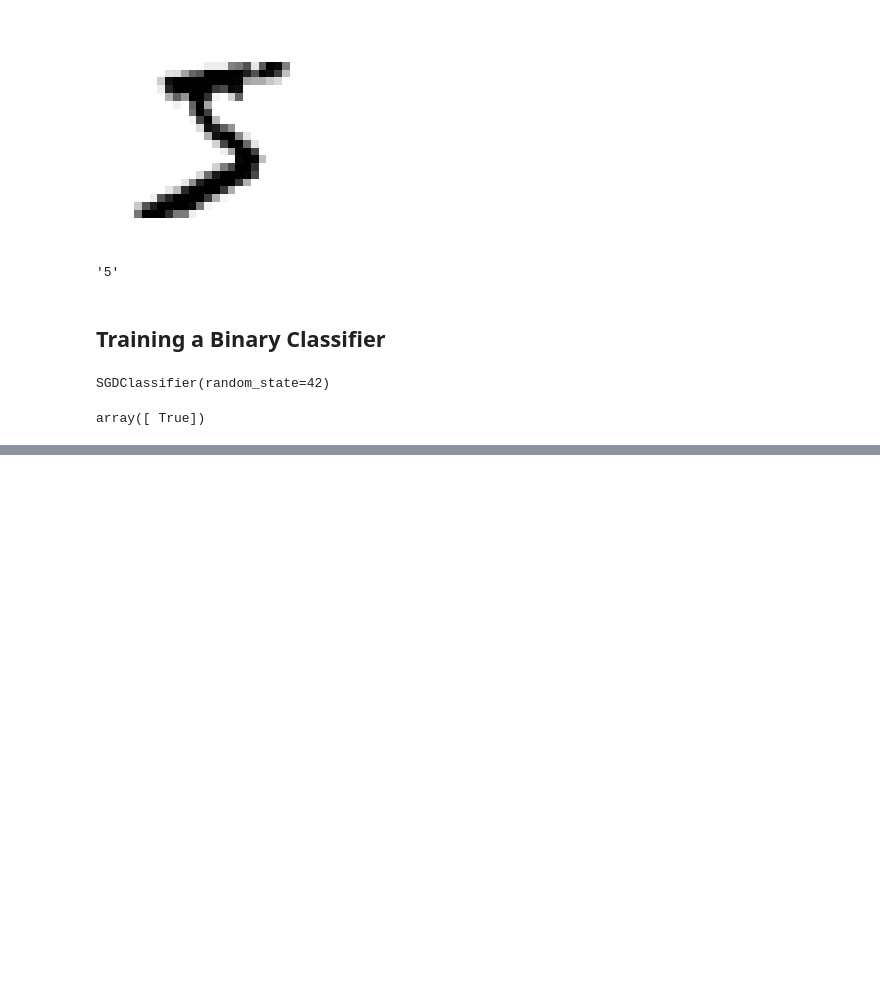
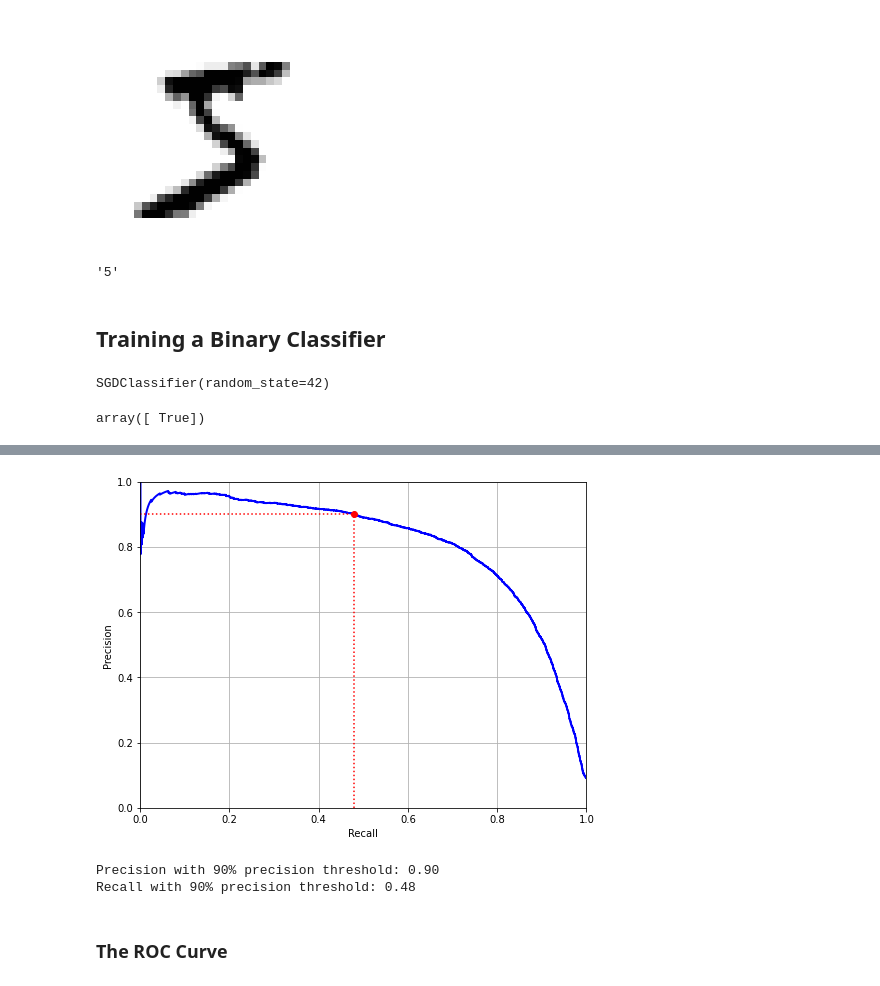
Before and after one commit to antounes/ml, a Jupyter notebook: ch03/classification.ipynb, the cells around one changed output, grey strips where cells are left out. Saved outputs shown, nothing was run; the diff lists cells and outputs as text; code cells hidden in the pictures; blank space fills up the shorter version.

```diff
--- a/ch03/classification.ipynb
+++ b/ch03/classification.ipynb
@@ -60,0 +209,18 @@ array([ True])
+# %%
+# Plot precision as a function of the recall
+
+def plot_precision_vs_recall(precisions, recalls):
+    plt.plot(recalls, precisions, "b-", linewidth=2)
+    plt.xlabel("Recall")
+    plt.ylabel("Precision")
+    plt.axis([0, 1, 0, 1])
+    plt.grid(True)
+
+plt.figure(figsize=(8,6))
+plot_precision_vs_recall(precisions, recalls)
+plt.plot([recall_90_precision, recall_90_precision], [0., .9], "r:")
+plt.plot([0.0, recall_90_precision], [.9, .9], "r:")
+plt.plot([recall_90_precision], [.9], "ro")
+plt.show()
+# %% [output]
+[figure, added]
@@ -60,0 +236,10 @@ array([ True])
+# %%
+# Let's check these prediction's precision and recall
+
+print("Precision with 90% precision threshold: {:.2f}".format(precision_score(y_train_5, y_train_pred_90)))
+print("Recall with 90% precision threshold: {:.2f}".format(recall_score(y_train_5, y_train_pred_90)))
+# %% [output]
+Precision with 90% precision threshold: 0.90
+Recall with 90% precision threshold: 0.48
+# %% [markdown]
+### The ROC Curve
```
Also changed, not shown: parts of 23 cells of this notebook.
